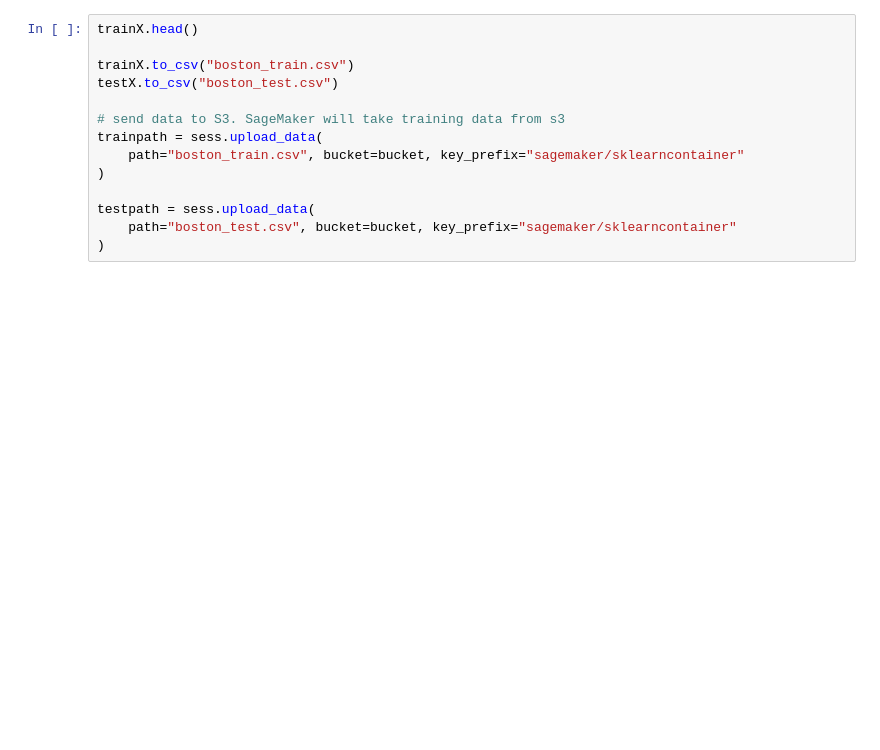
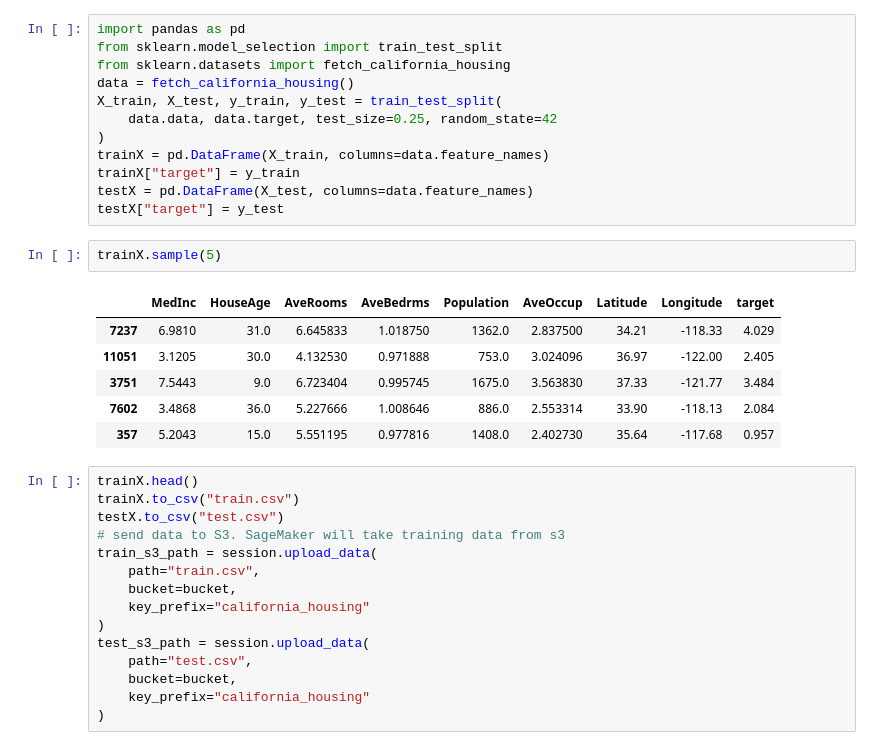
Before and after one commit to nov05/udacity-aws-mle-nano-course5, a Jupyter notebook: excercise_4.8/simpleendpoint1.ipynb, the cells around one changed output. Drawn from its saved outputs; the diff is of its cells as text; blank space fills up the shorter version.

```diff
--- a/excercise_4.8/simpleendpoint1.ipynb
+++ b/excercise_4.8/simpleendpoint1.ipynb
@@ -34,15 +77,37 @@ testX["target"] = y_test
+# %%
+import pandas as pd
+from sklearn.model_selection import train_test_split
+from sklearn.datasets import fetch_california_housing
+data = fetch_california_housing()
+X_train, X_test, y_train, y_test = train_test_split(
+    data.data, data.target, test_size=0.25, random_state=42
+)
+trainX = pd.DataFrame(X_train, columns=data.feature_names)
+trainX["target"] = y_train
+testX = pd.DataFrame(X_test, columns=data.feature_names)
+testX["target"] = y_test
+# %%
+trainX.sample(5)
+# %% [output]
+|  | MedInc | HouseAge | AveRooms | AveBedrms | Population | AveOccup | Latitude | Longitude | target |
+| 7237 | 6.9810 | 31.0 | 6.645833 | 1.018750 | 1362.0 | 2.837500 | 34.21 | -118.33 | 4.029 |
+| 11051 | 3.1205 | 30.0 | 4.132530 | 0.971888 | 753.0 | 3.024096 | 36.97 | -122.00 | 2.405 |
+| 3751 | 7.5443 | 9.0 | 6.723404 | 0.995745 | 1675.0 | 3.563830 | 37.33 | -121.77 | 3.484 |
+| 7602 | 3.4868 | 36.0 | 5.227666 | 1.008646 | 886.0 | 2.553314 | 33.90 | -118.13 | 2.084 |
+| 357 | 5.2043 | 15.0 | 5.551195 | 0.977816 | 1408.0 | 2.402730 | 35.64 | -117.68 | 0.957 |
 # %%
 trainX.head()
-
-trainX.to_csv("boston_train.csv")
-testX.to_csv("boston_test.csv")
-
+trainX.to_csv("train.csv")
+testX.to_csv("test.csv")
 # send data to S3. SageMaker will take training data from s3
-trainpath = sess.upload_data(
-    path="boston_train.csv", bucket=bucket, key_prefix="sagemaker/sklearncontainer"
+train_s3_path = session.upload_data(
+    path="train.csv",
+    bucket=bucket,
+    key_prefix="california_housing"
 )
-
-testpath = sess.upload_data(
-    path="boston_test.csv", bucket=bucket, key_prefix="sagemaker/sklearncontainer"
+test_s3_path = session.upload_data(
+    path="test.csv",
+    bucket=bucket,
+    key_prefix="california_housing"
 )
 # %%
```
Also changed, not shown: parts of 22 cells of this notebook, 7 other files.
